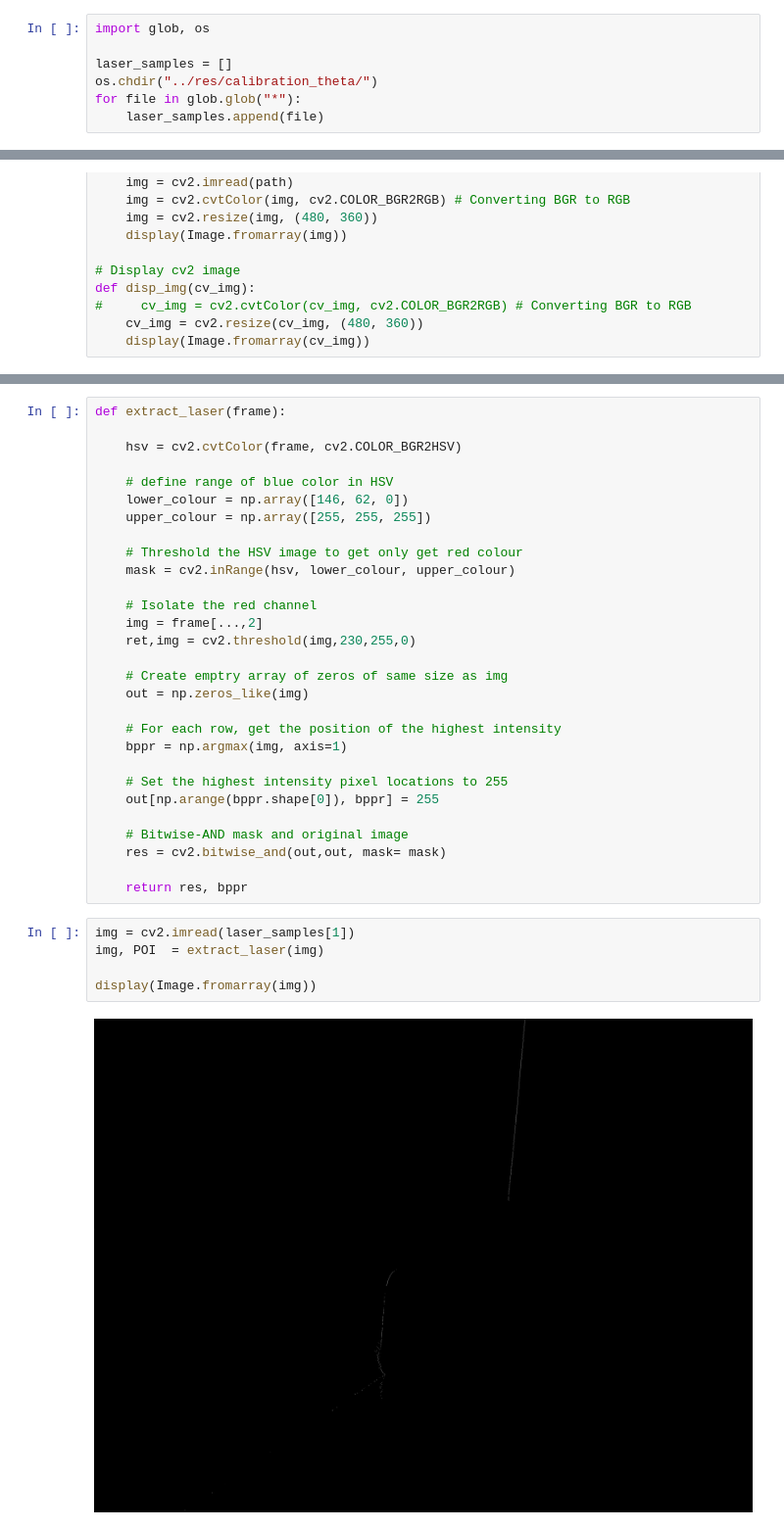
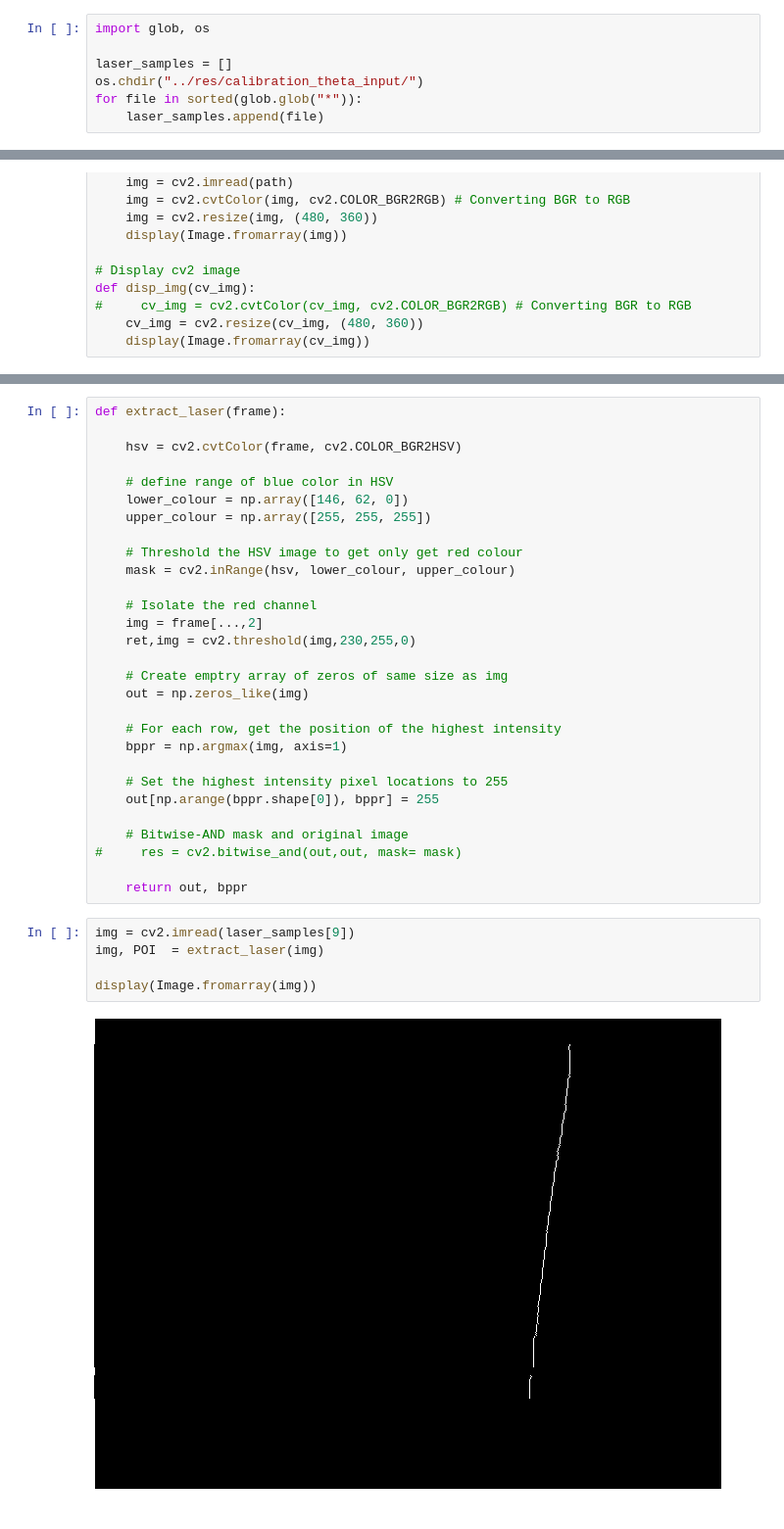
Before and after one commit to B33Boy/3D-Scanner, a Jupyter notebook: Notebooks/triangulate_laser.ipynb, the cells around one changed output, grey strips where cells are left out. Shown at 98% size. Cells and saved outputs as stored; diff of their text form.

Commit message:
feat: calibrcalibration of theta value complete

```diff
--- a/Notebooks/triangulate_laser.ipynb
+++ b/Notebooks/triangulate_laser.ipynb
@@ -10,8 +13,8 @@ import matplotlib.pyplot as plt
 import glob, os
 
 laser_samples = []
-os.chdir("../res/calibration_theta/")
-for file in glob.glob("*"):
+os.chdir("../res/calibration_theta_input/")
+for file in sorted(glob.glob("*")):
     laser_samples.append(file)
 # %%
 def disp_file(path):
@@ -63,16 +84,16 @@ def extract_laser(frame):
     out[np.arange(bppr.shape[0]), bppr] = 255
 
     # Bitwise-AND mask and original image
-    res = cv2.bitwise_and(out,out, mask= mask)
+#     res = cv2.bitwise_and(out,out, mask= mask)
 
-    return res, bppr
+    return out, bppr
 # %%
-img = cv2.imread(laser_samples[1])
+img = cv2.imread(laser_samples[9])
 img, POI  = extract_laser(img)
 
 display(Image.fromarray(img))
 # %% [output]
-[figure, old version]
+[figure, new version]
 # %%
 (h, w) = img.shape
 print(w, h)
```
Also changed, not shown: parts of 18 cells of this notebook, 12 other files.
